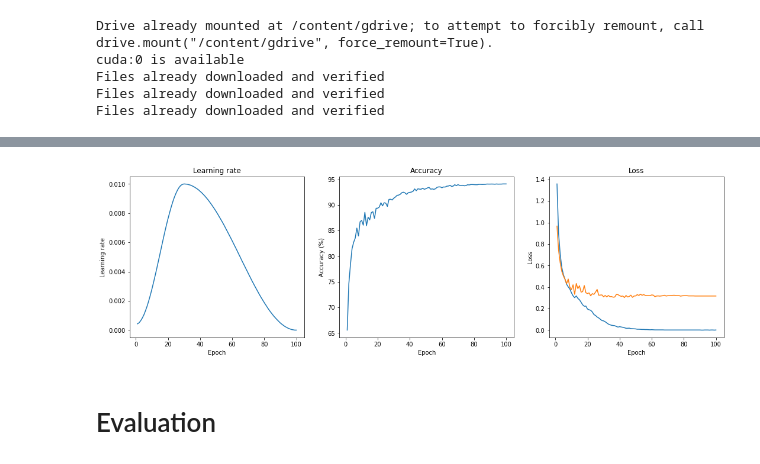
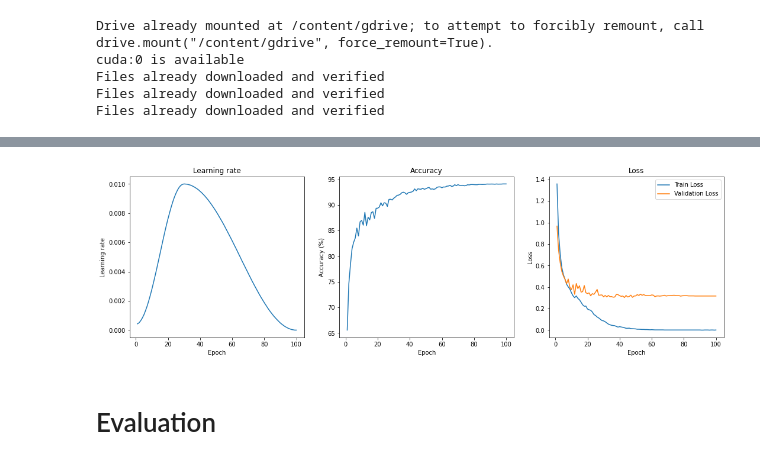
Before and after one commit to BBulMushroom/CIFAR_10_classification, a Jupyter notebook: CNN_Baseline.ipynb, the cells around one changed output, grey strips where cells are left out. Drawn from its saved outputs; the diff is of its cells as text; code cells hidden in the pictures.

```diff
--- a/CNN_Baseline.ipynb
+++ b/CNN_Baseline.ipynb
@@ -319,32 +319,33 @@ print(tabulate(result, headers='keys', tablefmt="fancy_grid"))  # 결과표 출
 # %%
 # plot
 
 plt.figure(figsize = (18,5))
 # learning rate
 ax1 = plt.subplot(1, 3, 1)
 plt.title('Learning rate')
 plt.plot(result['Epoch'], list(map(float, result['Last lr'])))
 plt.xlabel('Epoch')
 plt.ylabel('Learning rate')
 
 # accuracy
 ax2 = plt.subplot(1, 3, 2)
 plt.title('Accuracy')
 plt.plot(result['Epoch'], list(map(float, result['Accuracy'])))
 plt.xlabel('Epoch')
 plt.ylabel('Accuracy (%)')
 
 # Loss
 ax3 = plt.subplot(1, 3, 3)
 plt.title('Loss')
 plt.plot(result['Epoch'], list(map(float, result['Train Loss'])), label='Train Loss')
 plt.plot(result['Epoch'], list(map(float, result['Validation Loss'])), label='Validation Loss')
 plt.xlabel('Epoch')
 plt.ylabel('Loss')
+plt.legend(loc='upper right')
 
 plt.show()
 # %% [output]
-[figure, old version]
+[figure, new version]
 # %% [markdown]
 # Evaluation
 # %%
```
